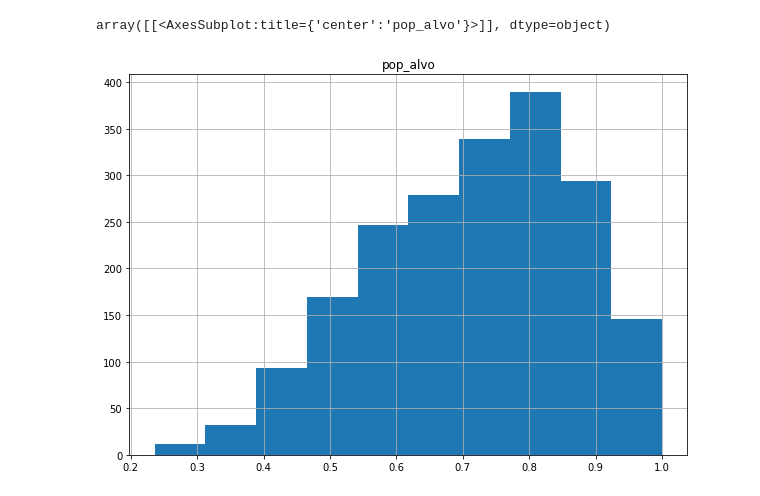
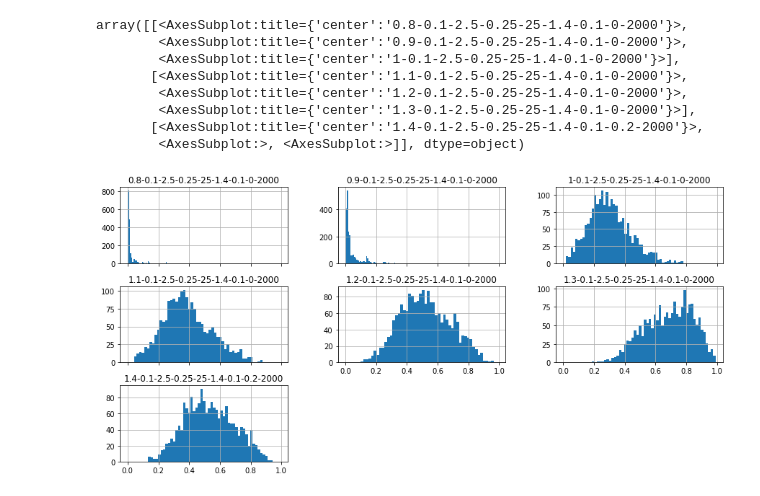
Before and after one commit to ftkdev/ABM_Sanitation_Brazil, a Jupyter notebook: Notebooks/First_Analysis_220327_0123.ipynb, the cells around one changed output. Cells and saved outputs as stored; diff of their text form; code cells hidden in the pictures.

```diff
--- a/Notebooks/First_Analysis_220327_0123.ipynb
+++ b/Notebooks/First_Analysis_220327_0123.ipynb
@@ -28,8 +59,15 @@ run
 
 [2000 rows x 1 columns]
-# %%
-chart = df.loc[filt, :].pivot_table(index='run', values='pop_alvo', aggfunc=np.sum)
-chart.hist(figsize=(10,7))
-# %% [output]
-array([[<AxesSubplot:title={'center':'pop_alvo'}>]], dtype=object)
-[figure, removed]
+# %%
+chart = df.loc[filt, :].pivot_table(index='run', values='pop_alvo', columns='file_name', aggfunc=np.sum)
+chart.hist(figsize=(15,7), bins=50, sharex=True)
+# %% [output]
+array([[<AxesSubplot:title={'center':'0.8-0.1-2.5-0.25-25-1.4-0.1-0-2000'}>,
+        <AxesSubplot:title={'center':'0.9-0.1-2.5-0.25-25-1.4-0.1-0-2000'}>,
+        <AxesSubplot:title={'center':'1-0.1-2.5-0.25-25-1.4-0.1-0-2000'}>],
+       [<AxesSubplot:title={'center':'1.1-0.1-2.5-0.25-25-1.4-0.1-0-2000'}>,
+        <AxesSubplot:title={'center':'1.2-0.1-2.5-0.25-25-1.4-0.1-0-2000'}>,
+        <AxesSubplot:title={'center':'1.3-0.1-2.5-0.25-25-1.4-0.1-0-2000'}>],
+       [<AxesSubplot:title={'center':'1.4-0.1-2.5-0.25-25-1.4-0.1-0.2-2000'}>,
+        <AxesSubplot:>, <AxesSubplot:>]], dtype=object)
+[figure, added]
```
Also changed, not shown: parts of 19 cells of this notebook, 4 other files.
